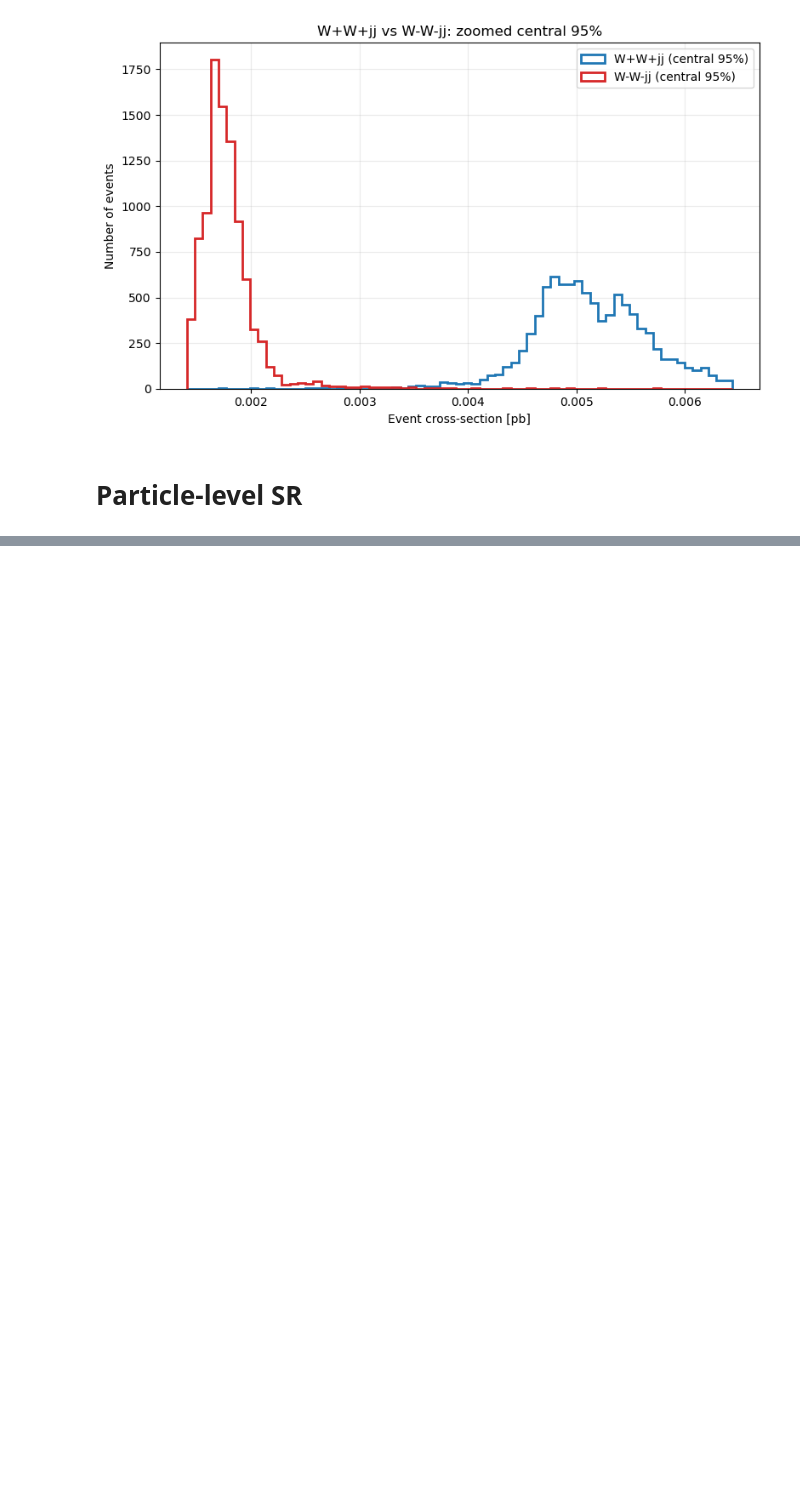
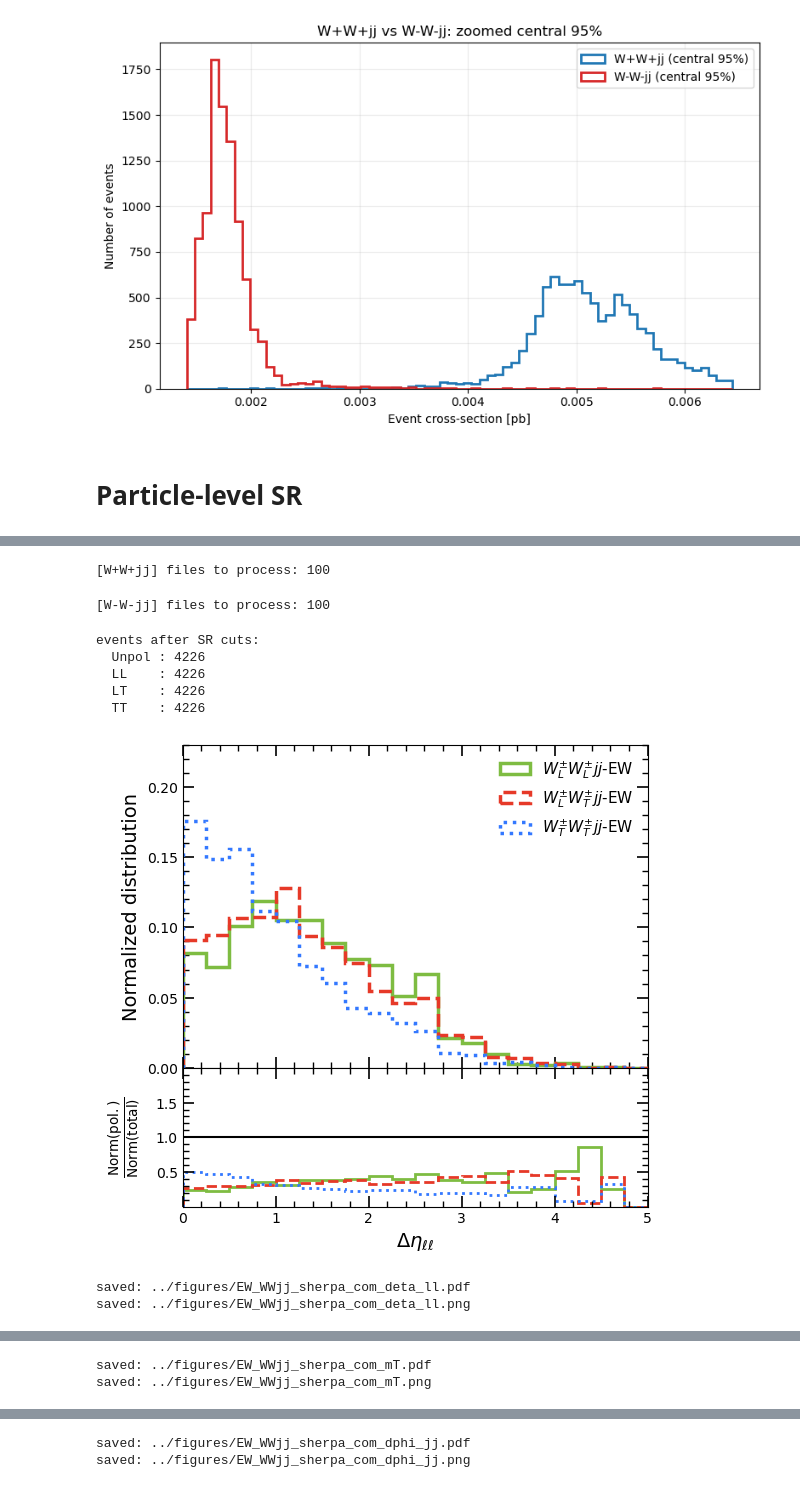
Before and after one commit to r10222035/longitudinal_W, a Jupyter notebook: Sample/from_root_to_h5.ipynb, the cells around one changed output, grey strips where cells are left out. Saved outputs shown, nothing was run; the diff lists cells and outputs as text; code cells hidden in the pictures; blank space fills up the shorter version.

```diff
--- a/Sample/from_root_to_h5.ipynb
+++ b/Sample/from_root_to_h5.ipynb
@@ -1497,7 +1480,7 @@ STAGE_MAP = {"Total": 0, "Lepton cut": 1, "MET cut": 2, "Jet cut": 3}
 
 # Parallel settings (tune by CPU and I/O bandwidth)
 N_WORKERS = max(1, os.cpu_count() // 2)
-MG_CHUNK_SIZE = 10000
+MG_CHUNK_SIZE = 1000
 
 
 def get_cross_section_from_banner_fb(banner_path):
@@ -1977,0 +2114,52 @@ Fraction (Thesis) & 9.6\% & 30.2\% & 60.2\% & 100\% & 9.6\% & 30.6\% & 59.8\% &
+# %%
+# 執行：WpWp + WmWm 合併後畫圖（MadGraph 同版型）
+
+WpWpjj_hepmc_dir = './Sherpa/EW_WpWpjj/hepmc_data'
+WpWpjj_root_dir = './Sherpa/EW_WpWpjj/delphes_root'
+WmWmjj_hepmc_dir = './Sherpa/EW_WmWmjj/hepmc_data'
+WmWmjj_root_dir = './Sherpa/EW_WmWmjj/delphes_root'
+
+# 若要快速測試可設 max_files=2；完整跑請設 None
+wp_data = sherpa_collect_kinematics(
+    hepmc_dir=WpWpjj_hepmc_dir,
+    root_dir=WpWpjj_root_dir,
+    label='W+W+jj',
+    max_files=None,
+)
+
+wm_data = sherpa_collect_kinematics(
+    hepmc_dir=WmWmjj_hepmc_dir,
+    root_dir=WmWmjj_root_dir,
+    label='W-W-jj',
+    max_files=None,
+)
+
+combined = {}
+for pol in ['Unpol', 'LL', 'LT', 'TT']:
+    combined[pol] = {
+        'deta_ll': np.concatenate([wp_data[pol]['deta_ll'], wm_data[pol]['deta_ll']]),
+        'dphi_jj': np.concatenate([wp_data[pol]['dphi_jj'], wm_data[pol]['dphi_jj']]),
+        'mT': np.concatenate([wp_data[pol]['mT'], wm_data[pol]['mT']]),
+        'w': np.concatenate([wp_data[pol]['w'], wm_data[pol]['w']]),
+    }
+
+print('events after SR cuts:')
+for pol in ['Unpol', 'LL', 'LT', 'TT']:
+    print(f"  {pol:<6}: {combined[pol]['mT'].size}")
+
+plot_sherpa_atlas_style(
+    combined,
+    save_dir='../figures',
+    tag='EW_WWjj_sherpa_com',
+)
+# %% [output]
+[W+W+jj] files to process: 100
+[W-W-jj] files to process: 100
+events after SR cuts:
+  Unpol : 4226
+  LL    : 4226
+  LT    : 4226
+  TT    : 4226
+[figure, added]
+saved: ../figures/EW_WWjj_sherpa_com_deta_ll.pdf
+saved: ../figures/EW_WWjj_sherpa_com_deta_ll.png
@@ -1977,0 +2167,2 @@ Fraction (Thesis) & 9.6\% & 30.2\% & 60.2\% & 100\% & 9.6\% & 30.6\% & 59.8\% &
+saved: ../figures/EW_WWjj_sherpa_com_mT.pdf
+saved: ../figures/EW_WWjj_sherpa_com_mT.png
@@ -1977,0 +2170,2 @@ Fraction (Thesis) & 9.6\% & 30.2\% & 60.2\% & 100\% & 9.6\% & 30.6\% & 59.8\% &
+saved: ../figures/EW_WWjj_sherpa_com_dphi_jj.pdf
+saved: ../figures/EW_WWjj_sherpa_com_dphi_jj.png
```
Also changed, not shown: parts of 10 cells of this notebook, 2 other files.
